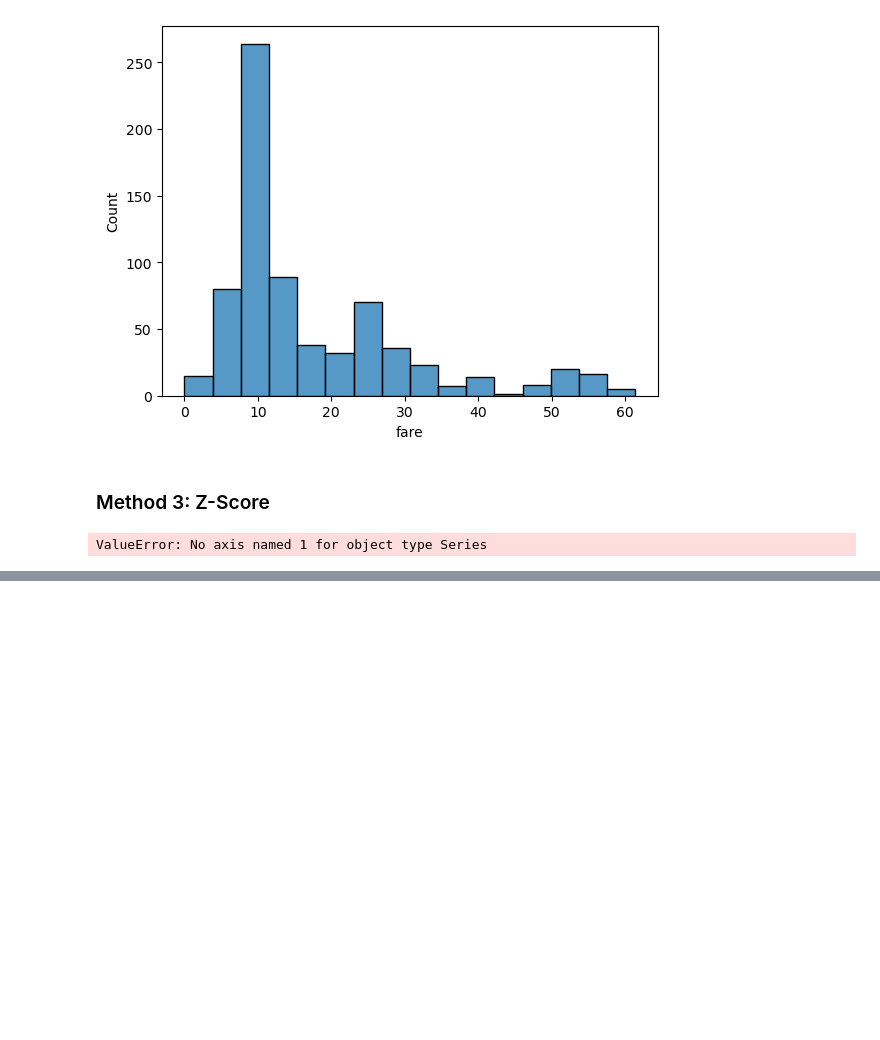
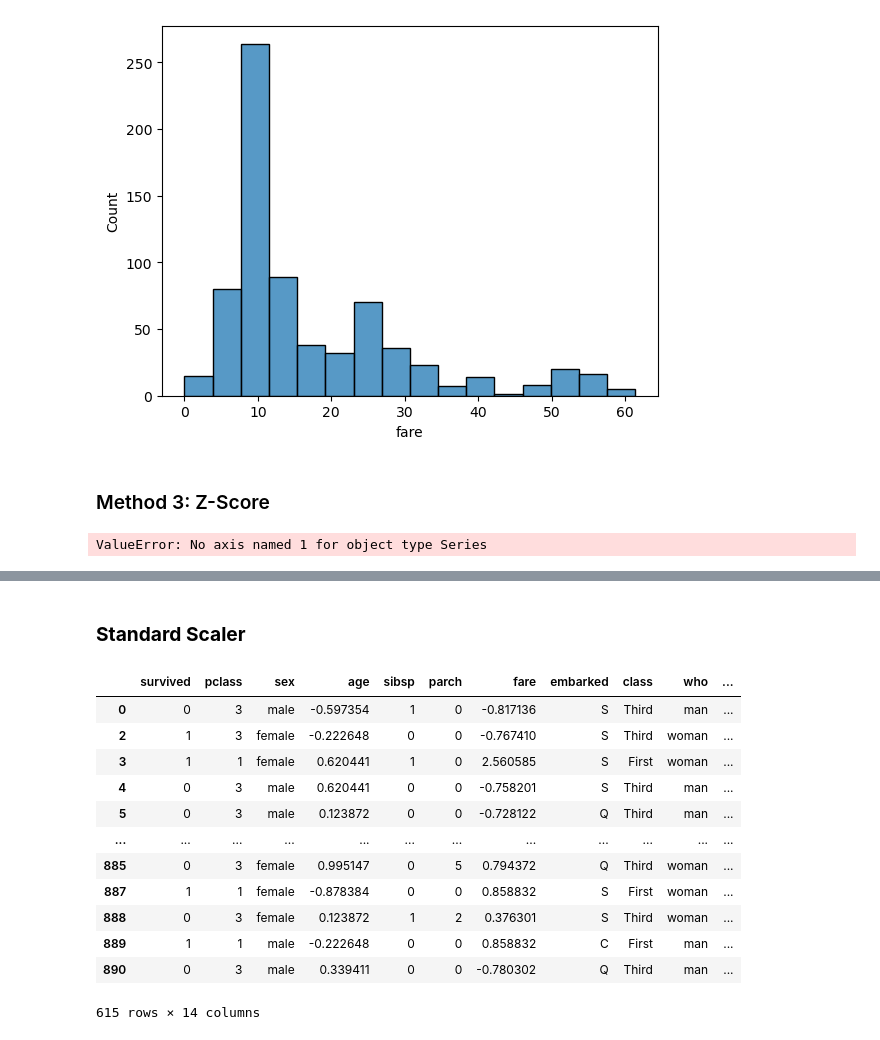
Before and after one commit to fareed23/data-science, a Jupyter notebook: day15/data_wrangling.ipynb, the cells around one changed output, grey strips where cells are left out. Cells and saved outputs as stored; diff of their text form; code cells hidden in the pictures; blank space fills up the shorter version.

```diff
--- a/day15/data_wrangling.ipynb
+++ b/day15/data_wrangling.ipynb
@@ -165,0 +259,35 @@ ValueError: No axis named 1 for object type Series
+# %% [markdown]
+### **Standard Scaler**
+# %%
+# 1. Import libraries
+import pandas as pd
+from sklearn.preprocessing import StandardScaler
+
+# 2. Data
+df
+
+# 3. Select columns to normalize
+cols_to_normalize = ['age', 'fare']
+
+# 4. Create the scaler function/tool
+scaler = StandardScaler()
+
+# 5. Fit and transform the data on scaler
+df[cols_to_normalize] = scaler.fit_transform(df[cols_to_normalize])
+
+# 6. Check the results
+df
+# %% [output]
+|  | survived | pclass | sex | age | sibsp | parch | fare | embarked | class | who | ... |
+| 0 | 0 | 3 | male | -0.597354 | 1 | 0 | -0.817136 | S | Third | man | ... |
+| 2 | 1 | 3 | female | -0.222648 | 0 | 0 | -0.767410 | S | Third | woman | ... |
+| 3 | 1 | 1 | female | 0.620441 | 1 | 0 | 2.560585 | S | First | woman | ... |
+| 4 | 0 | 3 | male | 0.620441 | 0 | 0 | -0.758201 | S | Third | man | ... |
+| 5 | 0 | 3 | male | 0.123872 | 0 | 0 | -0.728122 | Q | Third | man | ... |
+| ... | ... | ... | ... | ... | ... | ... | ... | ... | ... | ... | ... |
+| 885 | 0 | 3 | female | 0.995147 | 0 | 5 | 0.794372 | Q | Third | woman | ... |
+| 887 | 1 | 1 | female | -0.878384 | 0 | 0 | 0.858832 | S | First | woman | ... |
+| 888 | 0 | 3 | female | 0.123872 | 1 | 2 | 0.376301 | S | Third | woman | ... |
+| 889 | 1 | 1 | male | -0.222648 | 0 | 0 | 0.858832 | C | First | man | ... |
+| 890 | 0 | 3 | male | 0.339411 | 0 | 0 | -0.780302 | Q | Third | man | ... |
+615 rows × 14 columns
```
Also changed, not shown: parts of 17 cells of this notebook, 1 other file.
